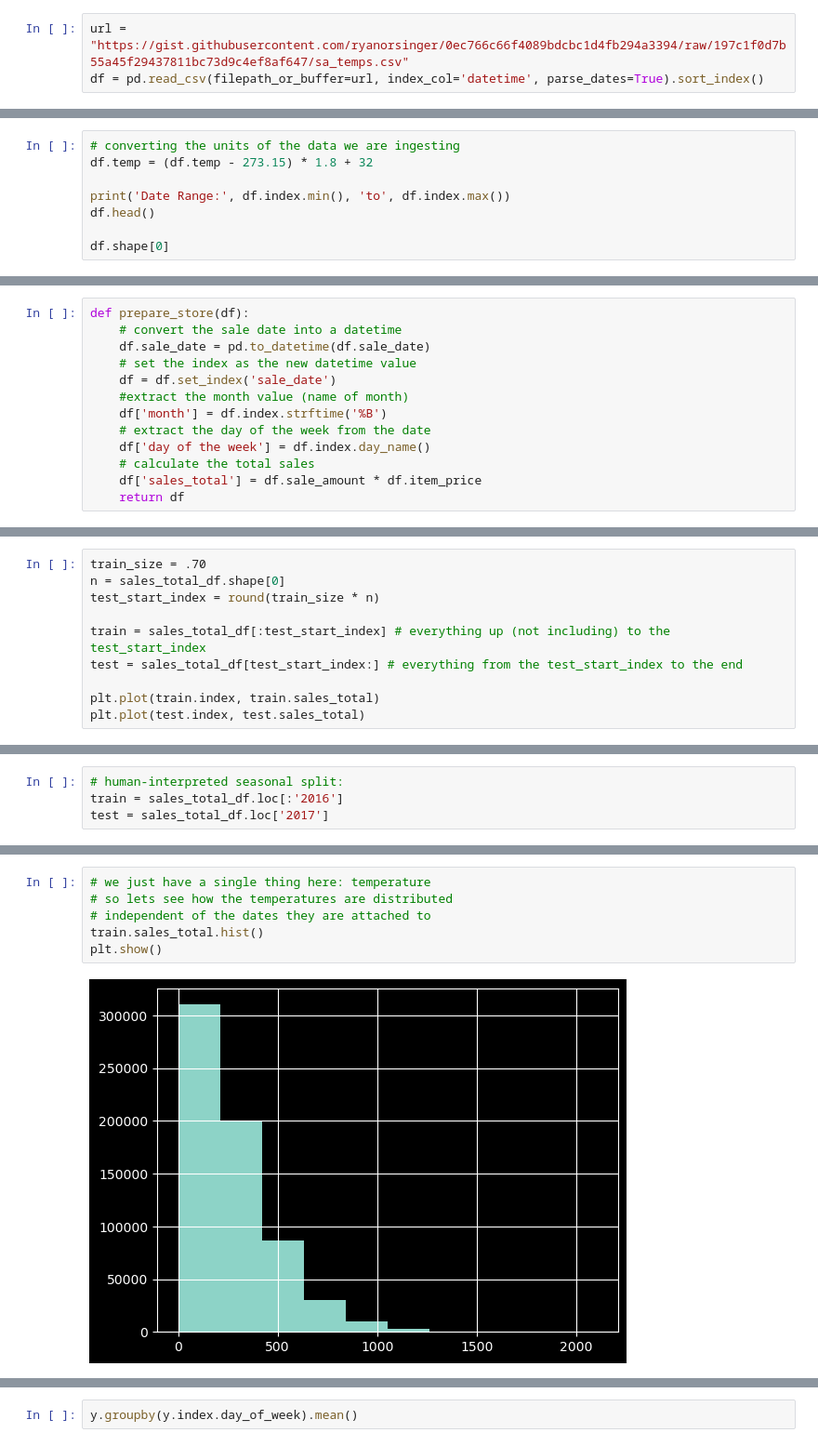
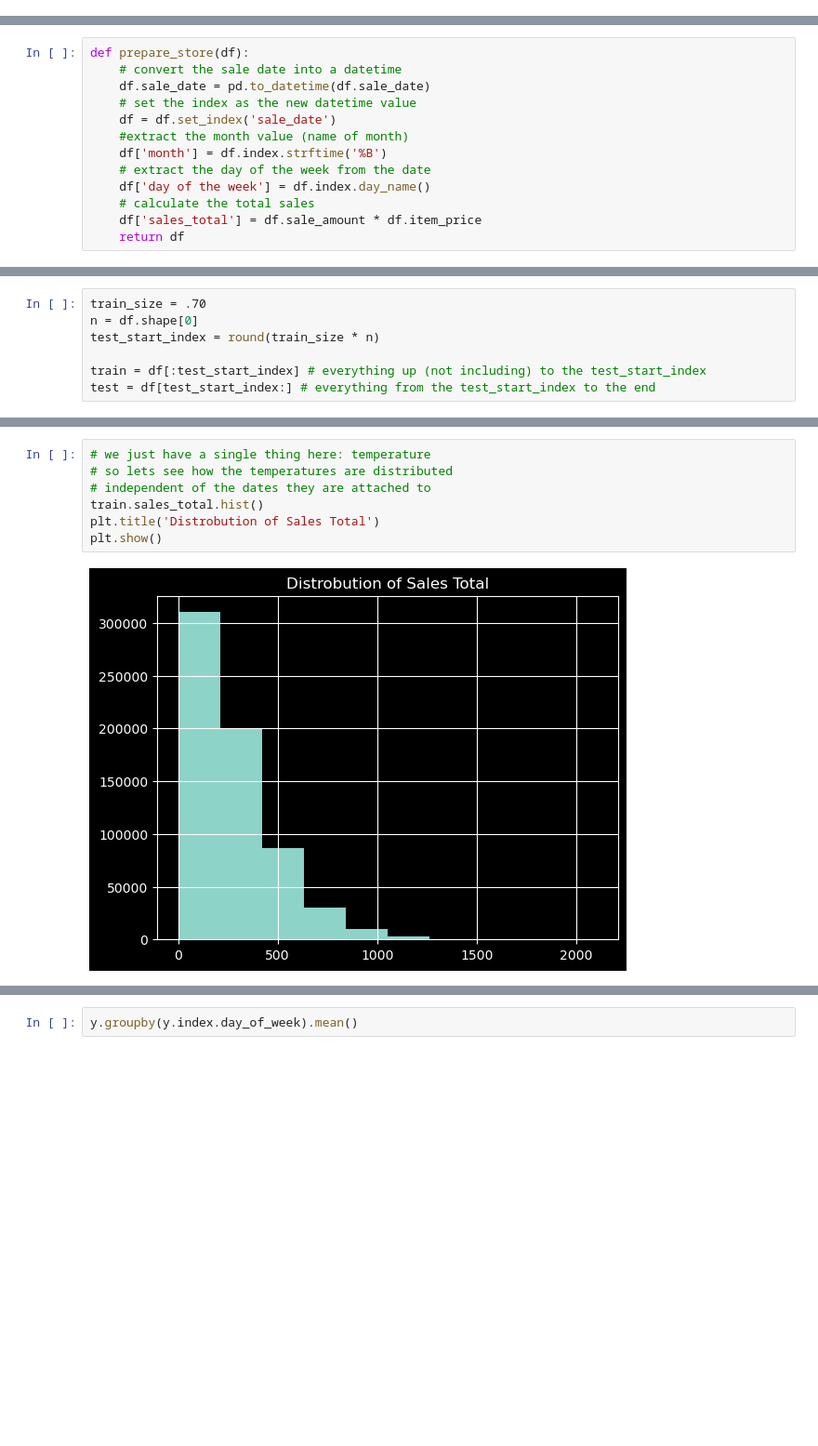
Before and after one commit to Ramiro-Lopez/time-series-exercises, a Jupyter notebook: explore.ipynb, the cells around one changed output, grey strips where cells are left out. Shown: that part at 93% size. Cells and saved outputs as stored; diff of their text form; blank space fills up the shorter version.

```diff
--- a/explore.ipynb
+++ b/explore.ipynb
@@ -8,6 +8,3 @@ import seaborn as sns
 import statsmodels.api as sm
 import warnings
 warnings.filterwarnings('ignore')
-# %%
-url = "https://gist.githubusercontent.com/ryanorsinger/0ec766c66f4089bdcbc1d4fb294a3394/raw/197c1f0d7b55a45f29437811bc73d9c4ef8af647/sa_temps.csv"
-df = pd.read_csv(filepath_or_buffer=url, index_col='datetime', parse_dates=True).sort_index()
@@ -31,8 +10,0 @@ df
-# %%
-# converting the units of the data we are ingesting
-df.temp = (df.temp - 273.15) * 1.8 + 32
-
-print('Date Range:', df.index.min(), 'to', df.index.max())
-df.head()
-
-df.shape[0]
@@ -204,10 +78,7 @@ sales_total_df.sample(15)
 # %%
 train_size = .70
-n = sales_total_df.shape[0]
+n = df.shape[0]
 test_start_index = round(train_size * n)
 
-train = sales_total_df[:test_start_index] # everything up (not including) to the test_start_index
-test = sales_total_df[test_start_index:] # everything from the test_start_index to the end
-
-plt.plot(train.index, train.sales_total)
-plt.plot(test.index, test.sales_total)
+train = df[:test_start_index] # everything up (not including) to the test_start_index
+test = df[test_start_index:] # everything from the test_start_index to the end
@@ -217,4 +84,0 @@ plt.plot(test.index, test.sales_total)
-# %%
-# human-interpreted seasonal split:
-train = sales_total_df.loc[:'2016']
-test = sales_total_df.loc['2017']
@@ -225,11 +88,12 @@ KeyError: 'Value based partial slicing on non-monotonic DatetimeIndexes with non
 # %%
 # we just have a single thing here: temperature
 # so lets see how the temperatures are distributed
 # independent of the dates they are attached to
 train.sales_total.hist()
+plt.title('Distrobution of Sales Total')
 plt.show()
 # %% [output]
-[figure, old version]
+[figure, new version]
 # %%
 y = train['sales_total']
 
```
Also changed, not shown: parts of 42 cells of this notebook.
